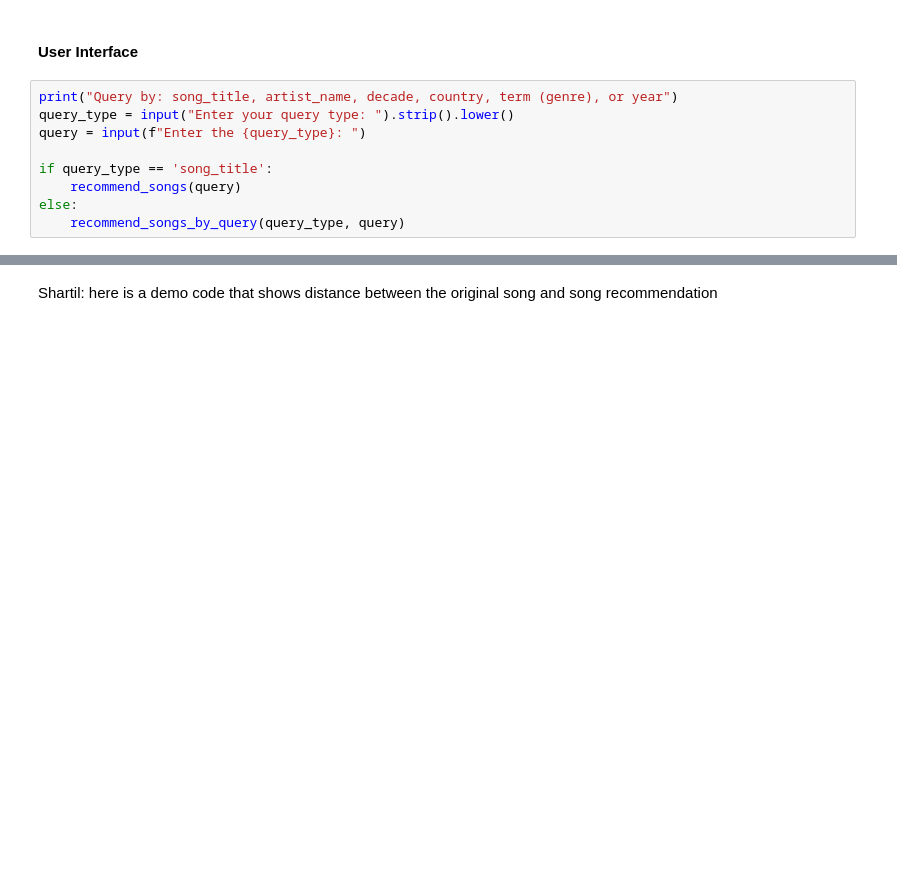
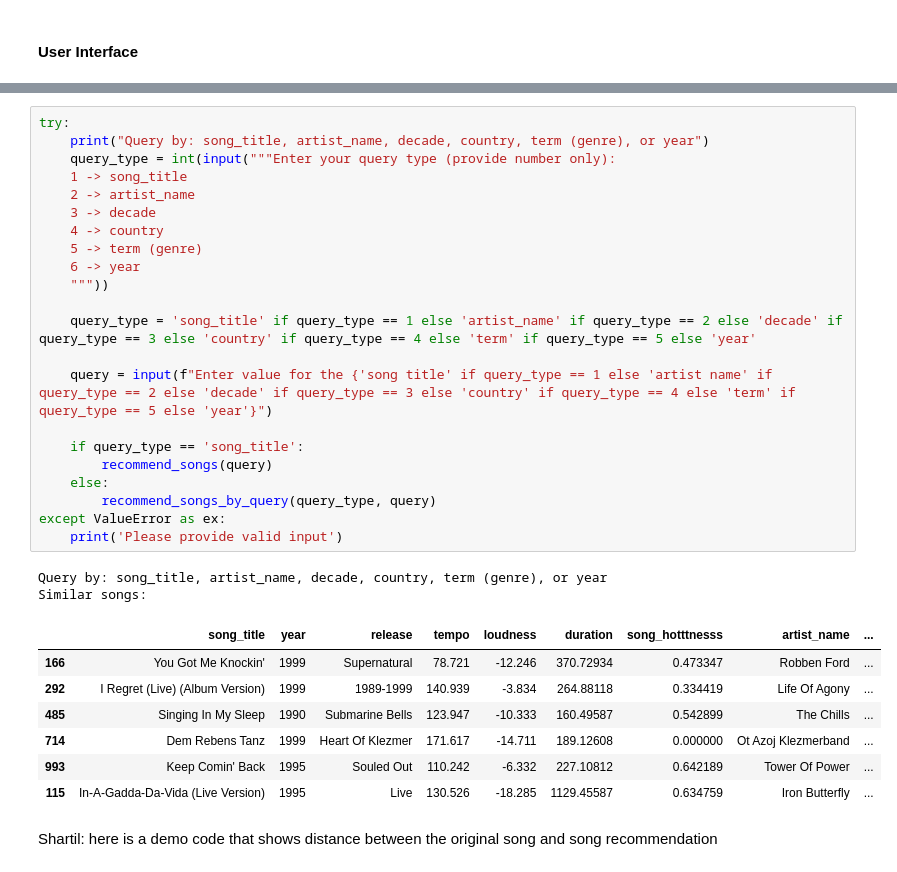
Before and after one commit to mega5800/Music-Recommendation-System, a Jupyter notebook: Code/experimental_code.ipynb, the cells around one changed output, grey strips where cells are left out. Cells and saved outputs as stored; diff of their text form; blank space fills up the shorter version.

Commit message:
Interface: exception handle added

```diff
--- a/Code/experimental_code.ipynb
+++ b/Code/experimental_code.ipynb
@@ -368,12 +368,3 @@ def recommend_songs_by_query(query_type, query):
         print("No songs found.")
 # %% [markdown]
 #### User Interface
-# %%
-print("Query by: song_title, artist_name, decade, country, term (genre), or year")
-query_type = input("Enter your query type: ").strip().lower()
-query = input(f"Enter the {query_type}: ")
-
-if query_type == 'song_title':
-    recommend_songs(query)
-else:
-    recommend_songs_by_query(query_type, query)
@@ -390,3 +371,35 @@ Similar songs:
+# %%
+try:
+    print("Query by: song_title, artist_name, decade, country, term (genre), or year")
+    query_type = int(input("""Enter your query type (provide number only):
+    1 -> song_title
+    2 -> artist_name
+    3 -> decade
+    4 -> country
+    5 -> term (genre)
+    6 -> year
+    """))
+
+    query_type = 'song_title' if query_type == 1 else 'artist_name' if query_type == 2 else 'decade' if query_type == 3 else 'country' if query_type == 4 else 'term' if query_type == 5 else 'year'
+
+    query = input(f"Enter value for the {'song title' if query_type == 1 else 'artist name' if query_type == 2 else 'decade' if query_type == 3 else 'country' if query_type == 4 else 'term' if query_type == 5 else 'year'}")
+
+    if query_type == 'song_title':
+        recommend_songs(query)
+    else:
+        recommend_songs_by_query(query_type, query)
+except ValueError as ex:
+    print('Please provide valid input')
+# %% [output]
+Query by: song_title, artist_name, decade, country, term (genre), or year
+Similar songs:
+|  | song_title | year | release | tempo | loudness | duration | song_hotttnesss | artist_name | ... |
+| 166 | You Got Me Knockin' | 1999 | Supernatural | 78.721 | -12.246 | 370.72934 | 0.473347 | Robben Ford | ... |
+| 292 | I Regret (Live) (Album Version) | 1999 | 1989-1999 | 140.939 | -3.834 | 264.88118 | 0.334419 | Life Of Agony | ... |
+| 485 | Singing In My Sleep | 1990 | Submarine Bells | 123.947 | -10.333 | 160.49587 | 0.542899 | The Chills | ... |
+| 714 | Dem Rebens Tanz | 1999 | Heart Of Klezmer | 171.617 | -14.711 | 189.12608 | 0.000000 | Ot Azoj Klezmerband | ... |
+| 993 | Keep Comin' Back | 1995 | Souled Out | 110.242 | -6.332 | 227.10812 | 0.642189 | Tower Of Power | ... |
+| 115 | In-A-Gadda-Da-Vida (Live Version) | 1995 | Live | 130.526 | -18.285 | 1129.45587 | 0.634759 | Iron Butterfly | ... |
 # %% [markdown]
 Shartil: here is a demo code that shows distance between the original song and song  recommendation
 # %%
```
Also changed, not shown: parts of 1 cell of this notebook.
